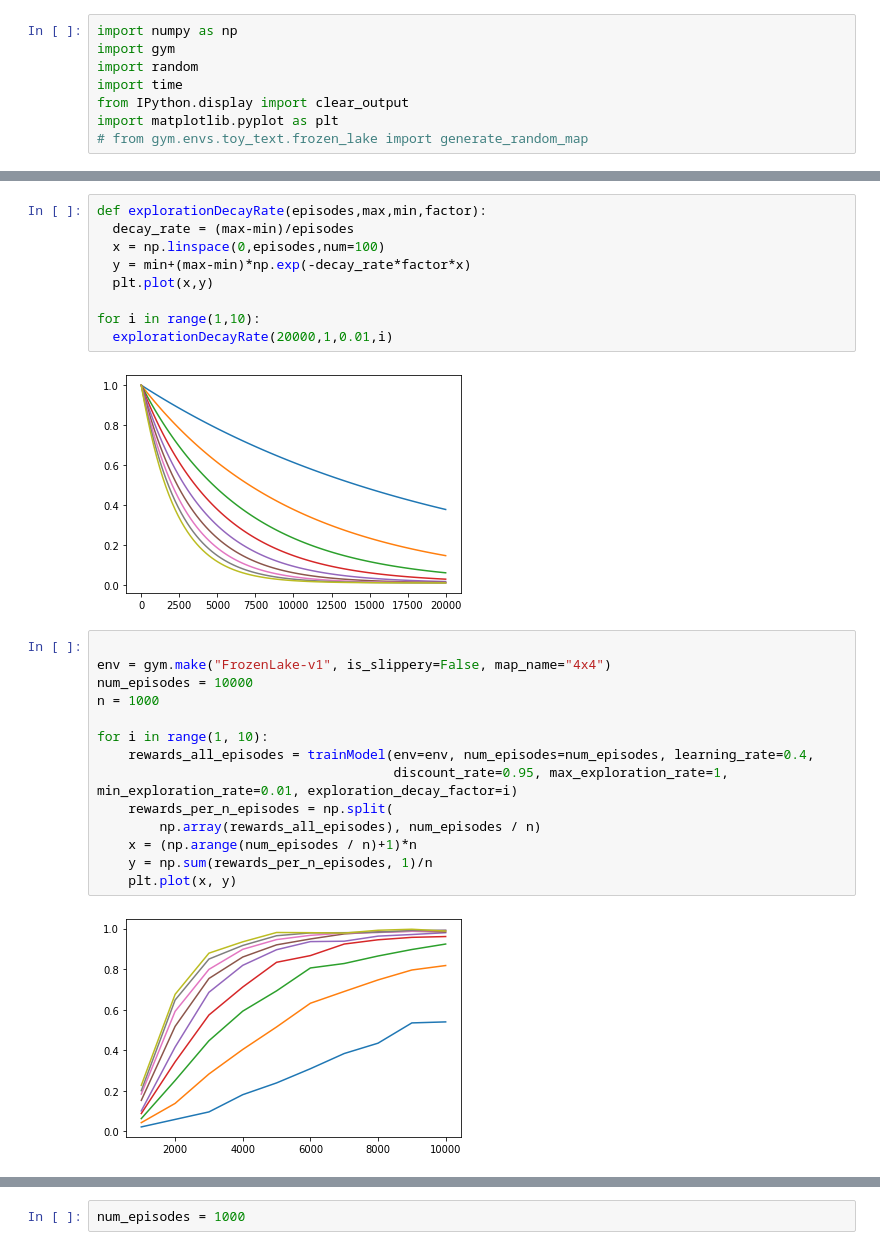
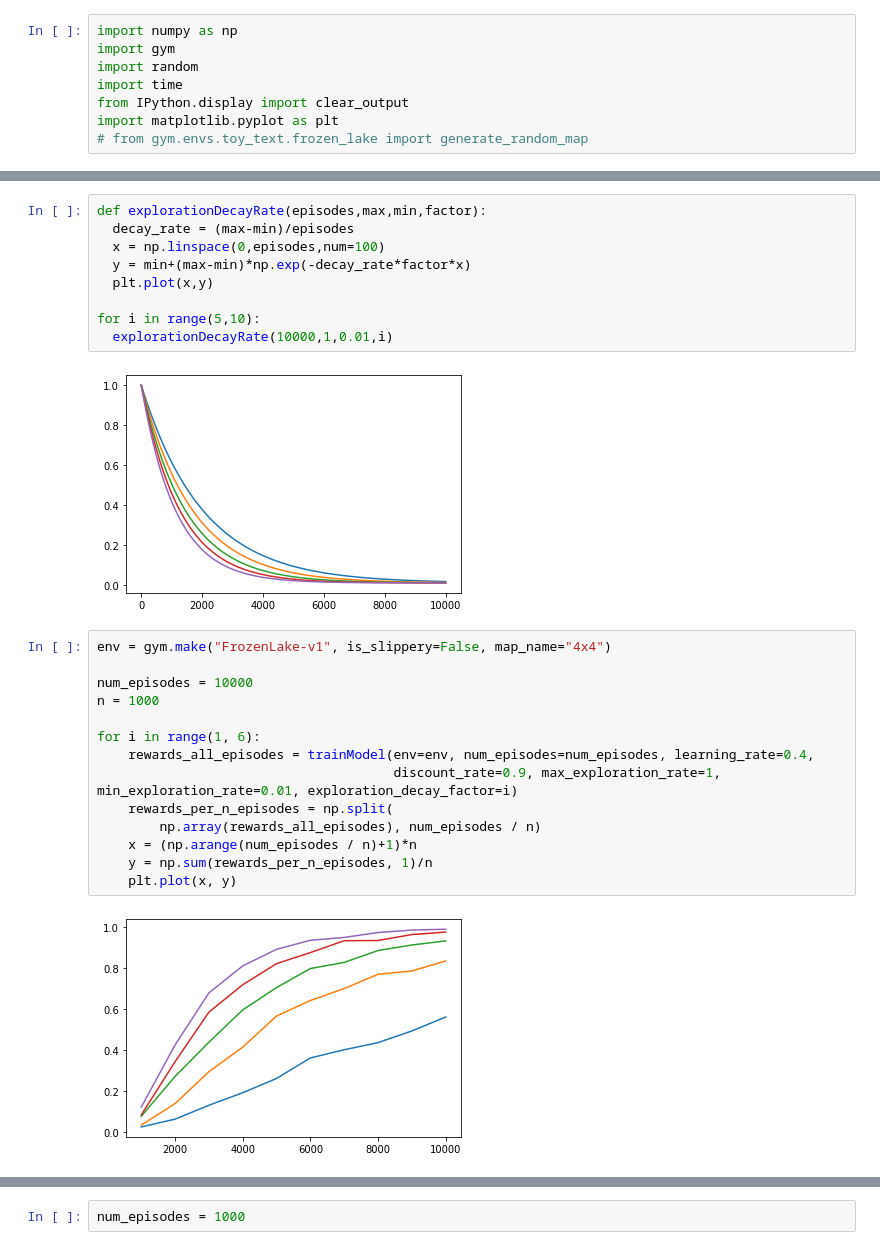
Before and after one commit to Samworth27/DRL-Workshop, a Jupyter notebook: week2/a.ipynb, the cells around one changed output, grey strips where cells are left out. Cells and saved outputs as stored; diff of their text form.

```diff
--- a/week2/a.ipynb
+++ b/week2/a.ipynb
@@ -79,27 +81,27 @@ def trainModel(env, num_episodes, learning_rate, discount_rate, max_exploration_
 # %%
 def explorationDecayRate(episodes,max,min,factor):
   decay_rate = (max-min)/episodes
   x = np.linspace(0,episodes,num=100)
   y = min+(max-min)*np.exp(-decay_rate*factor*x)
   plt.plot(x,y)
 
-for i in range(1,10):
-  explorationDecayRate(20000,1,0.01,i)
+for i in range(5,10):
+  explorationDecayRate(10000,1,0.01,i)
 # %% [output]
-[figure, old version]
+[figure, new version]
 # %%
+env = gym.make("FrozenLake-v1", is_slippery=False, map_name="4x4")
 
-env = gym.make("FrozenLake-v1", is_slippery=False, map_name="4x4")
 num_episodes = 10000
 n = 1000
 
-for i in range(1, 10):
+for i in range(1, 6):
     rewards_all_episodes = trainModel(env=env, num_episodes=num_episodes, learning_rate=0.4,
-                                      discount_rate=0.95, max_exploration_rate=1, min_exploration_rate=0.01, exploration_decay_factor=i)
+                                      discount_rate=0.9, max_exploration_rate=1, min_exploration_rate=0.01, exploration_decay_factor=i)
     rewards_per_n_episodes = np.split(
         np.array(rewards_all_episodes), num_episodes / n)
     x = (np.arange(num_episodes / n)+1)*n
     y = np.sum(rewards_per_n_episodes, 1)/n
     plt.plot(x, y)
 # %% [output]
-[figure, old version]
+[figure, new version]
```
Also changed, not shown: parts of 7 cells of this notebook, 1 other file.
